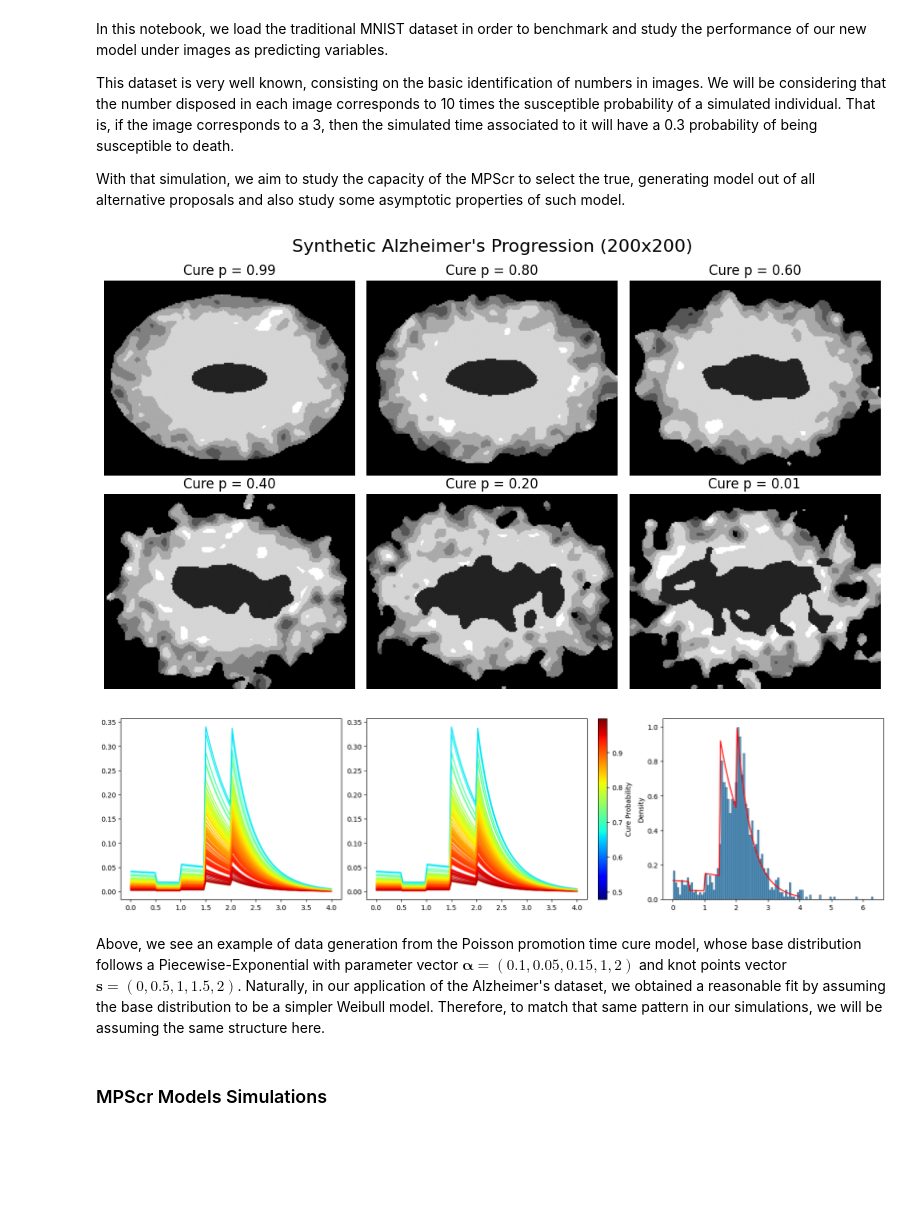
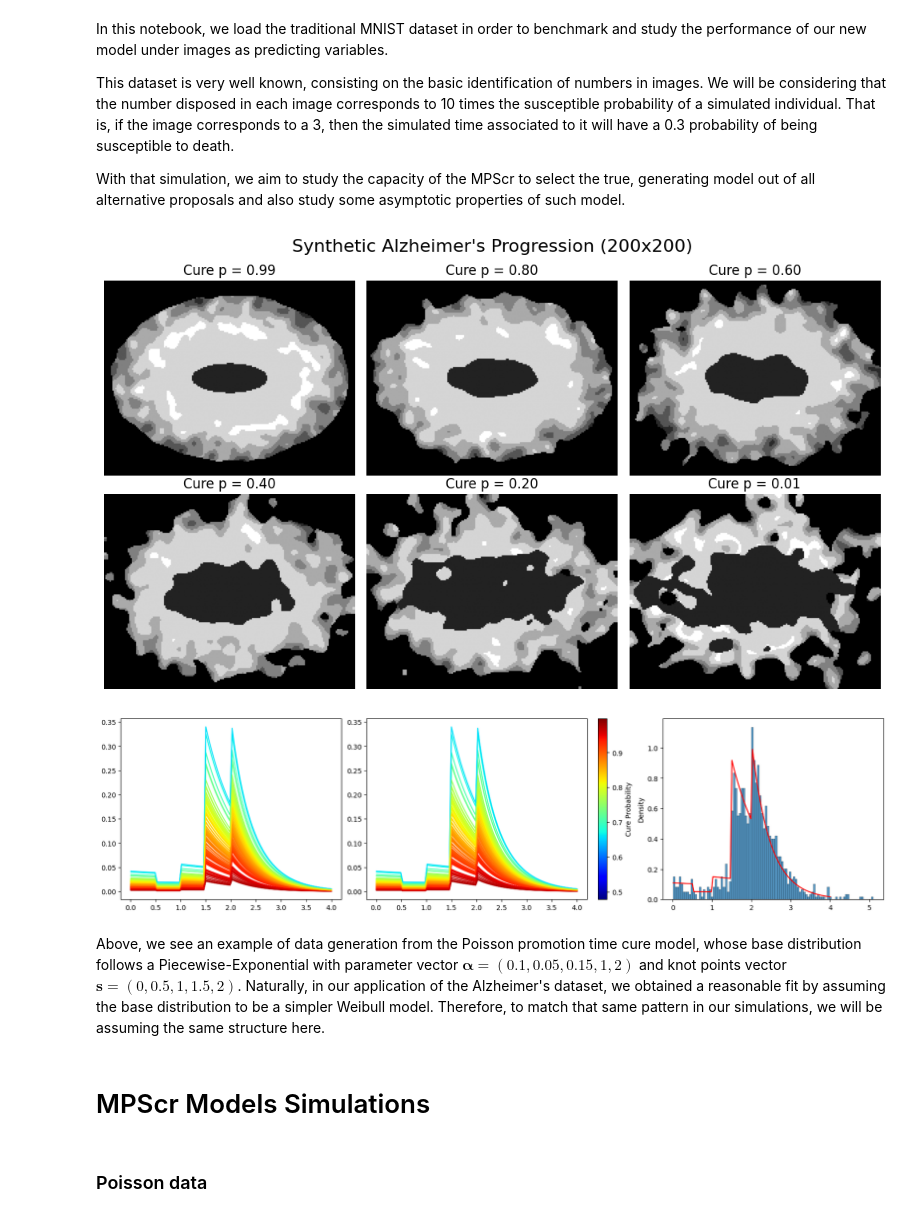
Before and after one commit to nhilariosilva/gndr_mpscr, a Jupyter notebook: Simulation Studies/Brain Image Simulations.ipynb, the cells around one changed output. Drawn from its saved outputs; the diff is of its cells as text; code cells hidden in the pictures; blank space fills up the shorter version.

Commit message:
Simulations remote

```diff
--- a/Simulation Studies/Brain Image Simulations.ipynb
+++ b/Simulation Studies/Brain Image Simulations.ipynb
@@ -163,7 +164,7 @@ def generate_synthetic_brain(omega, height = 140, width = 180):
             height (int): The vertical dimension of the output image.
             width (int): The horizontal dimension of the output image.
     """
-    omega = omega * 1.25
+    omega = omega * 1.5
 
     # Map the grid to the new distinct width and height dimensions
     x = np.linspace(-1, 1, width)
@@ -251,7 +252,7 @@ for ax, omega in zip(axes.flatten(), omegas):
 plt.tight_layout()
 plt.show()
 # %% [output]
-[figure, old version]
+[figure, new version]
 # %%
 def generate_brain_images(p_values, height = 140, width = 180):
     """
@@ -433,37 +434,26 @@ alpha = np.array([k, lam])
 # %%
 np.random.seed(10)
 
 n_train = 10000
 n_test = int( n_train * test_size / (1-test_size) )
 p_train_1000 = beta.rvs( a = 20, b = 3, size = n_train )
 p_test_1000 = beta.rvs( a = 20, b = 3, size = n_test )
-imgs_train_1000, imgs_test_1000 = generate_train_test_imgs( p_train_1000, p_test_1000 )
+# imgs_train_1000, imgs_test_1000 = generate_train_test_imgs( p_train_1000, p_test_1000 )
 
 poisson_spec = mpscr.MPSPoisson()
 alpha = np.array([[0.1, 0.05, 0.15, 1, 2]])
 s = np.array([0,0.5,1,1.5,2])
 pwexp_spec = mpscr.BasePiecewiseExp(4, s = s)
 
 y_train_1000, delta_train_1000, cured_train_1000 = generate_lifetimes_mpscr(poisson_spec, pwexp_spec, p_train_1000, alpha, censor_low = 0.0, censor_high = 20)
 y_test_1000, delta_test_1000, cured_test_1000 = generate_lifetimes_mpscr(poisson_spec, pwexp_spec, p_test_1000, alpha, censor_low = 0.0, censor_high = 20)
 
 plot_sample(poisson_spec, pwexp_spec, p_train_1000, y_train_1000, delta_train_1000, cured_train_1000, alpha, t_low = 0.01, t_high = 4.0, ngrid = 100)
-# t = np.linspace(0.01, 10.0, 100)
-
-# Spop_t = Spop(model_spec, base_spec, t, p, alpha = alpha)
-# fpop_t = fpop(model_spec, base_spec, t, p, alpha = alpha)
-
-# p_susceptibles = p[delta == 1]
-# fpop_t_susceptibles = fpop_t[delta == 1, :]
-
-# print(fpop_t_susceptibles.shape)
-# print(p_susceptibles.shape)
-
-# dens_pop = fpop_t_susceptibles / np.reshape( (1-p_susceptibles), [-1,1] )
-# dens_pop_mixture = np.mean(dens_pop, axis = 0)
 # %% [output]
-[figure, old version]
+[figure, new version]
 # %% [markdown]
 Above, we see an example of data generation from the Poisson promotion time cure model, whose base distribution follows a Piecewise-Exponential with parameter vector $\boldsymbol \alpha = (0.1, 0.05, 0.15, 1, 2)$ and knot points vector $\boldsymbol s = (0, 0.5, 1, 1.5, 2)$. Naturally, in our application of the Alzheimer's dataset, we obtained a reasonable fit by assuming the base distribution to be a simpler Weibull model. Therefore, to match that same pattern in our simulations, we will be assuming the same structure here.
 # %% [markdown]
-### MPScr Models Simulations
+# MPScr Models Simulations
+# %% [markdown]
+### Poisson data
```
Also changed, not shown: parts of 3 cells of this notebook.
